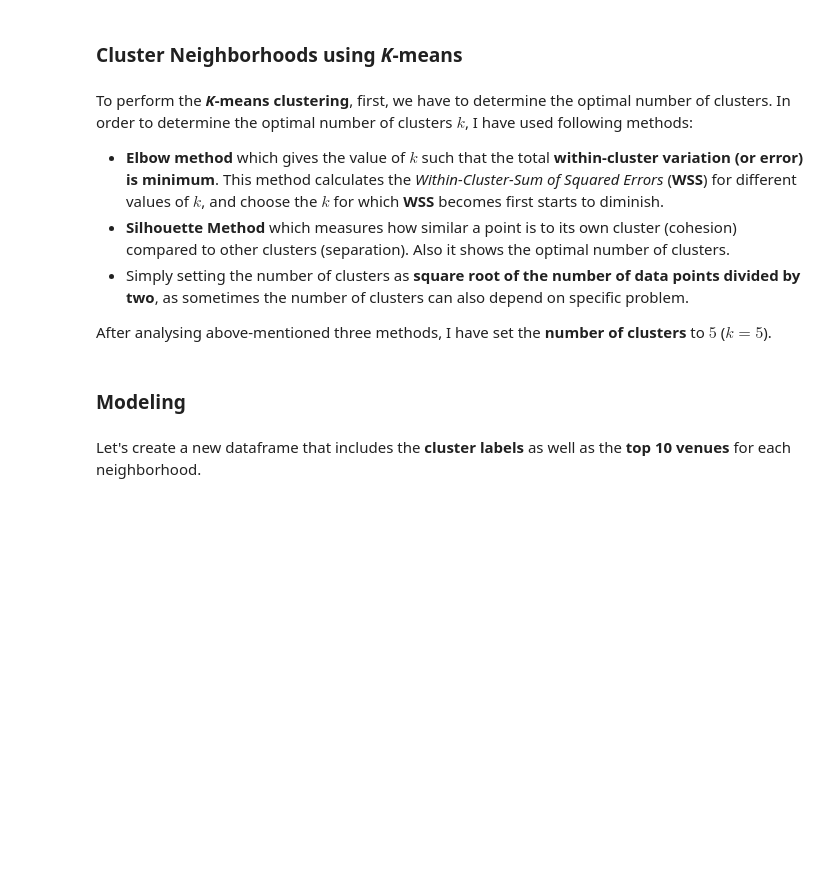
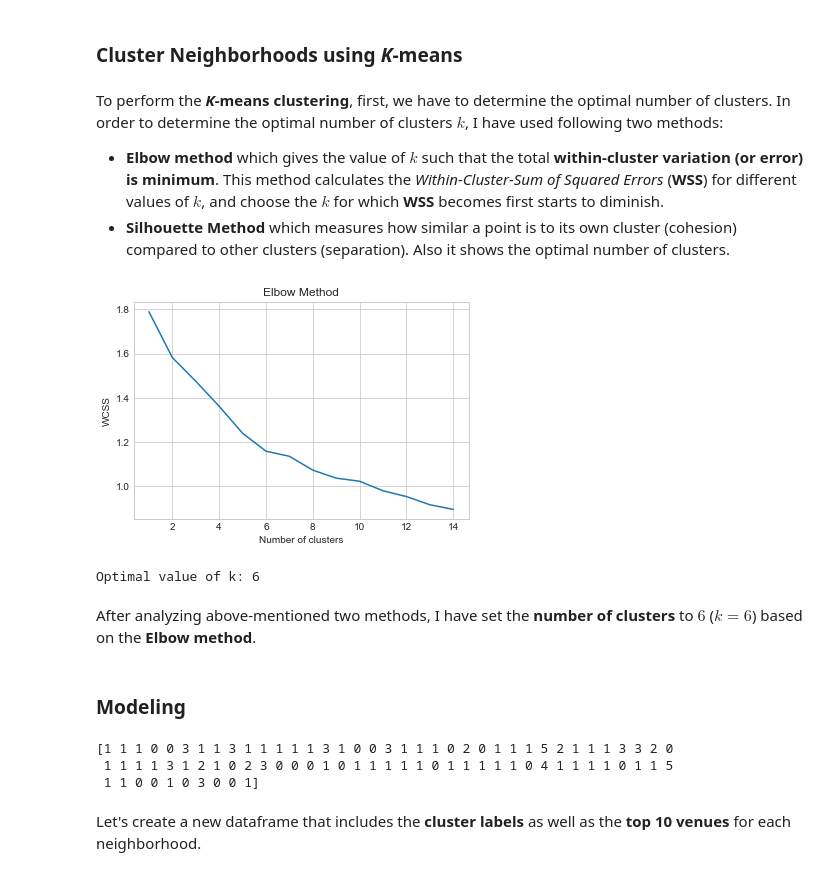
Before and after one commit to JagritiG/Coursera_Capstone, a Jupyter notebook: notebook/capstone_project_the_battle_of_neighborhoods.ipynb, the cells around one changed output. Drawn from its saved outputs; the diff is of its cells as text; code cells hidden in the pictures; blank space fills up the shorter version.

```diff
--- a/notebook/capstone_project_the_battle_of_neighborhoods.ipynb
+++ b/notebook/capstone_project_the_battle_of_neighborhoods.ipynb
@@ -173,7 +217,10 @@ columns - <b>Neighborhood</b>, <b>Neighborhood_Lat</b>, <b>Neighborhood_Lng</b>,
 ##### Define Foursquare Credentials and Version
 # %%
 # Define Foursquare Credentials and Version
-
+client_id = '' # Foursquare ID
+client_secret = '' # Foursquare Secret
+access_token = '' # Foursquare Access Token
+version = '20180604'
 limit = 100
 
 # Print Credentials
@@ -388,9 +531,6 @@ In the above dataframe, we can see that there are some <i>common venue categorie
 # %% [markdown]
 ### Cluster Neighborhoods using <i>K</i>-means
 # %% [markdown]
-To perform the <b><i>K</i>-means clustering</b>, first, we have to determine the optimal number of clusters. In order to determine the optimal number of clusters $k$, I have used following methods:
+To perform the <b><i>K</i>-means clustering</b>, first, we have to determine the optimal number of clusters. In order to determine the optimal number of clusters $k$, I have used following two methods:
 - <b>Elbow method</b> which gives the value of $k$ such that the total <b>within-cluster variation (or error) is minimum</b>. This method calculates the <i>Within-Cluster-Sum of Squared Errors</i> (<b>WSS</b>) for different values of $k$, and choose the $k$ for which <b>WSS</b> becomes first starts to diminish.
 - <b>Silhouette Method</b> which measures how similar a point is to its own cluster (cohesion) compared to other clusters (separation). Also it shows the optimal number of clusters.
-- Simply setting the number of clusters as <b>square root of the number of data points divided by two</b>, as sometimes the number of clusters can also depend on specific problem.
-
-After analysing above-mentioned three methods, I have set the <b>number of clusters</b> to $5$ ($k=5$).
@@ -397,14 +540,16 @@ After analysing above-mentioned three methods, I have set the <b>number of clust
 # %%
-# # drop the column 'Neighborhood'
-# cluster_data = sd_grouped.drop('Neighborhoods', 1)
+# drop the column 'Neighborhood'
+cluster_data = sd_grouped.drop('Neighborhoods', 1)
 
-# wcss = []
-# for i in range(1, 15):
-#     kmeans = KMeans(n_clusters=i, max_iter=500)
-#     kmeans.fit(cluster_data)
-#     wcss.append(kmeans.inertia_)
-# plt.plot(range(1, 15), wcss)
-# plt.title('Elbow Method')
-# plt.xlabel('Number of clusters')
-# plt.ylabel('WCSS')
-# plt.show()
+wcss = []
+for i in range(1, 15):
+    kmeans = KMeans(n_clusters=i, max_iter=500, random_state=4)
+    kmeans.fit(cluster_data)
+    wcss.append(kmeans.inertia_)
+plt.plot(range(1, 15), wcss)
+plt.title('Elbow Method')
+plt.xlabel('Number of clusters')
+plt.ylabel('WCSS')
+plt.show()
+# %% [output]
+[figure, added]
@@ -433,19 +556,31 @@ After analysing above-mentioned three methods, I have set the <b>number of clust
+# %%
+# Identify the elbow point in the wcss curve using KneeLocator()
+kl = KneeLocator(range(1, 15), wcss, curve="convex", direction="decreasing")
+print("Optimal value of k: {}".format(kl.elbow))
+# %% [output]
+Optimal value of k: 6
+# %% [markdown]
+After analyzing above-mentioned two methods, I have set the <b>number of clusters</b> to $6$ ($k=6$) based on the <b>Elbow method</b>.
 # %% [markdown]
 ### Modeling
 # %%
 # set number of clusters
-k = 5
+k = 6
 
 # drop the column 'Neighborhood'
 sd_cluster = sd_grouped.drop('Neighborhoods', 1)
 
 # Initialize and fit the model
-kmeans = KMeans(n_clusters=k, random_state=0).fit(sd_cluster)
+kmeans = KMeans(n_clusters=k, random_state=4).fit(sd_cluster)
 
 # check cluster labels generated for each row in the dataframe
 labels = kmeans.labels_
 
 print(labels)
+# %% [output]
+[1 1 1 0 0 3 1 1 3 1 1 1 1 1 3 1 0 0 3 1 1 1 0 2 0 1 1 1 5 2 1 1 1 3 3 2 0
+ 1 1 1 1 3 1 2 1 0 2 3 0 0 0 1 0 1 1 1 1 1 0 1 1 1 1 1 0 4 1 1 1 1 0 1 1 5
+ 1 1 0 0 1 0 3 0 0 1]
 # %% [markdown]
 Let's create a new dataframe that includes the <b>cluster labels</b> as well as the <b>top 10 venues</b> for each neighborhood.
 # %%
```
Also changed, not shown: parts of 124 cells of this notebook, 58 other files.
